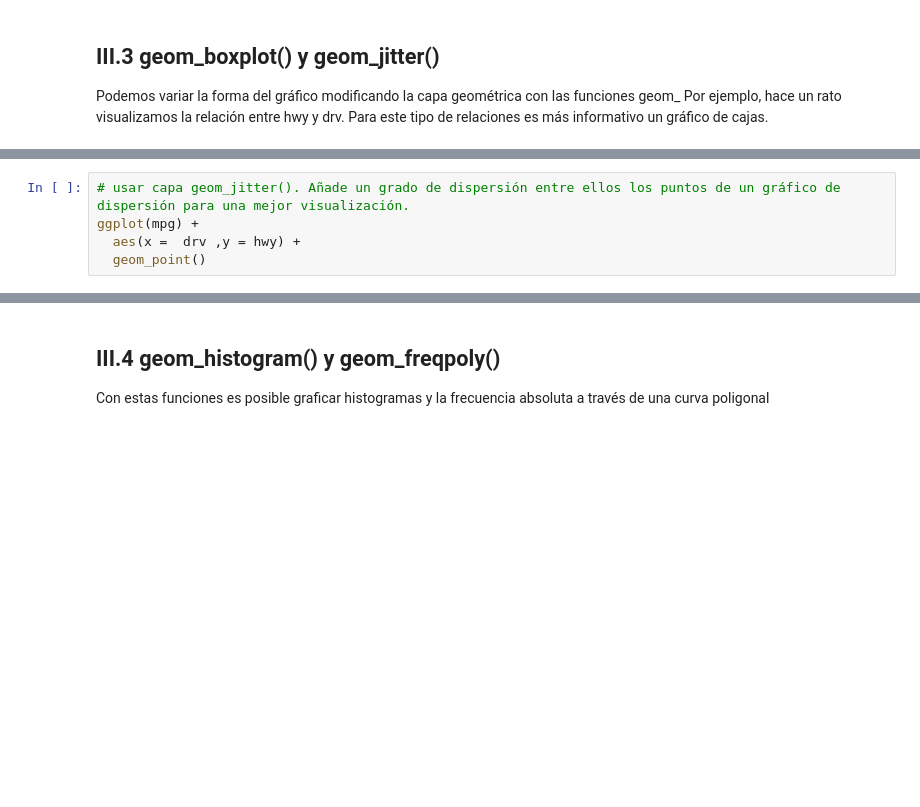
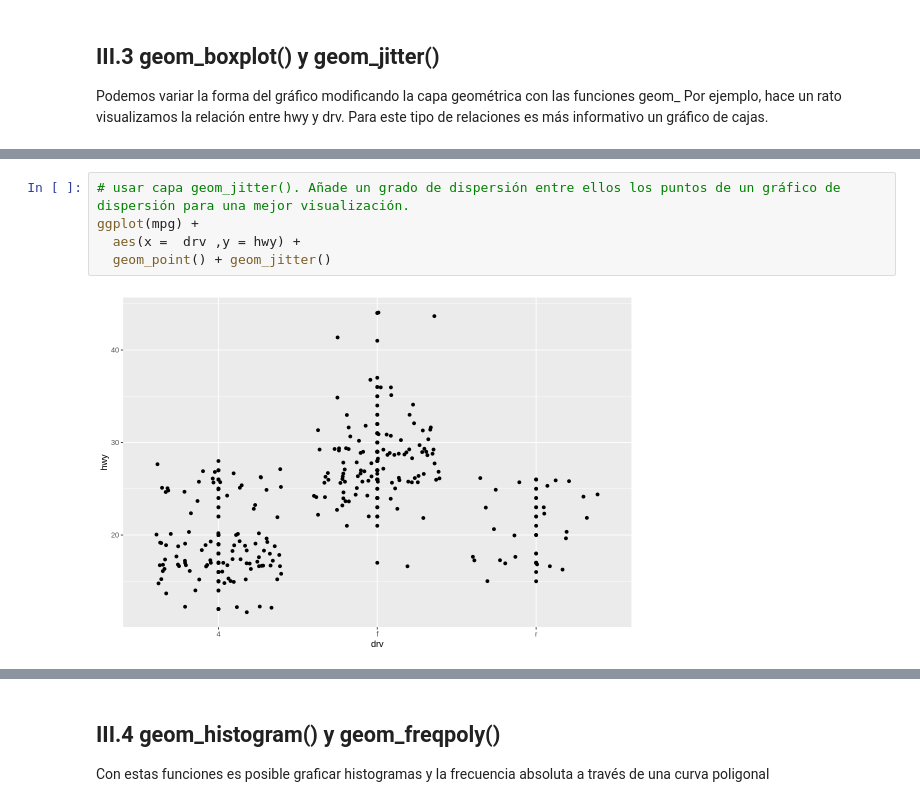
Before and after one commit to HaroldConley/diplomado_BD, a Jupyter notebook: Clase4/02_Visualizaciones_ggplot.ipynb, the cells around one changed output, grey strips where cells are left out. Cells and saved outputs as stored; diff of their text form; blank space fills up the shorter version.

```diff
--- a/Clase4/02_Visualizaciones_ggplot.ipynb
+++ b/Clase4/02_Visualizaciones_ggplot.ipynb
@@ -183,8 +202,10 @@ ggplot(mpg, aes(x =  drv ,y = hwy )) +
 # %%
 # usar capa geom_jitter(). Añade un grado de dispersión entre ellos los puntos de un gráfico de dispersión para una mejor visualización.
 ggplot(mpg) +
   aes(x =  drv ,y = hwy) +
-  geom_point()
+  geom_point() + geom_jitter()
+# %% [output]
+[figure, added]
 # %%
 ## usar capa geom_boxplot()
 ggplot(mpg) +
```
Also changed, not shown: parts of 17 cells of this notebook.
